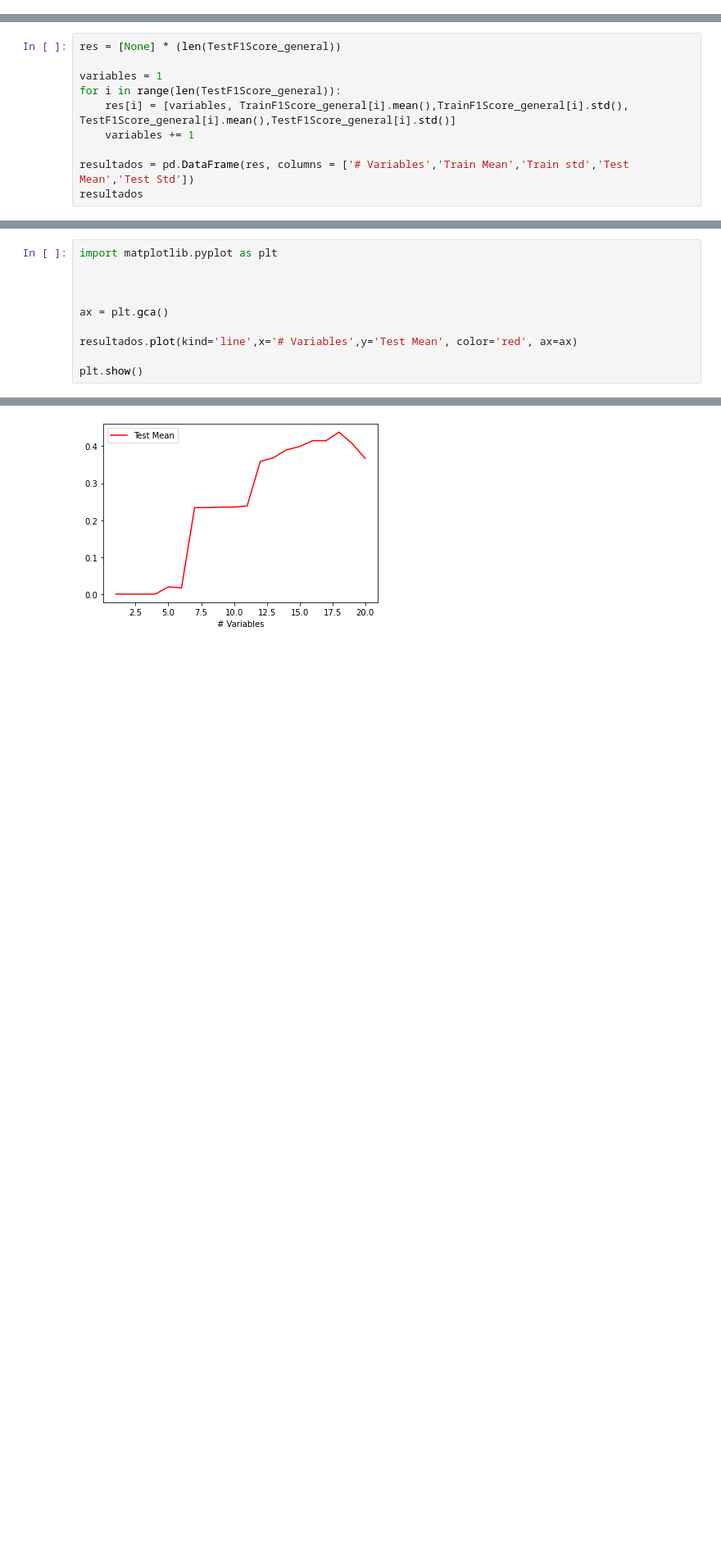
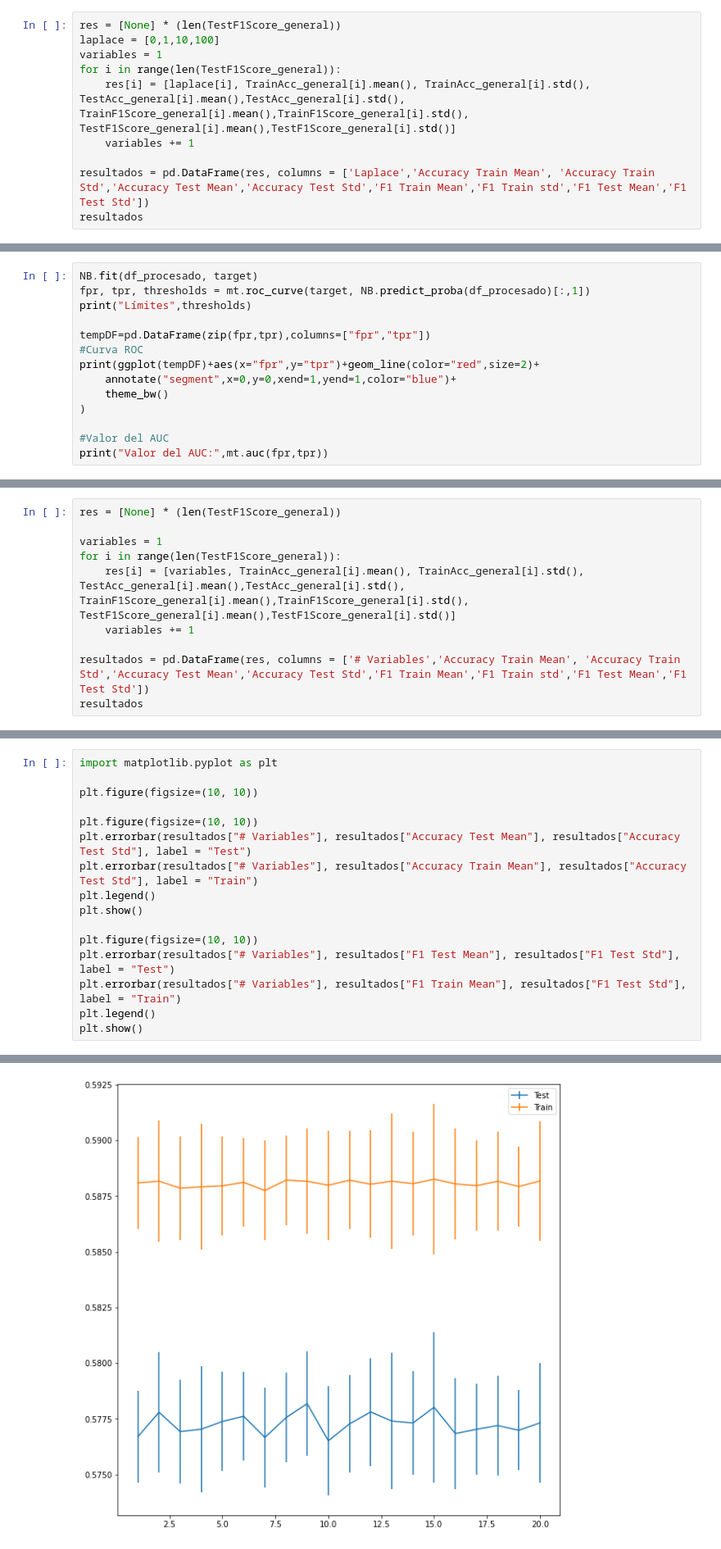
Before and after one commit to EBNoir/TICS411, a Jupyter notebook: Proyecto2/NaiveBayes.ipynb, the cells around one changed output, grey strips where cells are left out. Shown at 82% size. Cells and saved outputs as stored; diff of their text form; blank space fills up the shorter version.

```diff
--- a/Proyecto2/NaiveBayes.ipynb
+++ b/Proyecto2/NaiveBayes.ipynb
@@ -174,0 +360,10 @@ columnas
+# %%
+res = [None] * (len(TestF1Score_general))
+laplace = [0,1,10,100]
+variables = 1
+for i in range(len(TestF1Score_general)):
+    res[i] = [laplace[i], TrainAcc_general[i].mean(), TrainAcc_general[i].std(), TestAcc_general[i].mean(),TestAcc_general[i].std(), TrainF1Score_general[i].mean(),TrainF1Score_general[i].std(), TestF1Score_general[i].mean(),TestF1Score_general[i].std()]
+    variables += 1
+
+resultados = pd.DataFrame(res, columns = ['Laplace','Accuracy Train Mean', 'Accuracy Train Std','Accuracy Test Mean','Accuracy Test Std','F1 Train Mean','F1 Train std','F1 Test Mean','F1 Test Std'])
+resultados
@@ -174,0 +565,14 @@ columnas
+# %%
+NB.fit(df_procesado, target)
+fpr, tpr, thresholds = mt.roc_curve(target, NB.predict_proba(df_procesado)[:,1])
+print("Límites",thresholds)
+
+tempDF=pd.DataFrame(zip(fpr,tpr),columns=["fpr","tpr"])
+#Curva ROC
+print(ggplot(tempDF)+aes(x="fpr",y="tpr")+geom_line(color="red",size=2)+
+    annotate("segment",x=0,y=0,xend=1,yend=1,color="blue")+
+    theme_bw()
+)
+
+#Valor del AUC
+print("Valor del AUC:",mt.auc(fpr,tpr))
@@ -295,9 +740,9 @@ res = [None] * (len(TestF1Score_general))
 
 variables = 1
 for i in range(len(TestF1Score_general)):
-    res[i] = [variables, TrainF1Score_general[i].mean(),TrainF1Score_general[i].std(), TestF1Score_general[i].mean(),TestF1Score_general[i].std()]
+    res[i] = [variables, TrainAcc_general[i].mean(), TrainAcc_general[i].std(), TestAcc_general[i].mean(),TestAcc_general[i].std(), TrainF1Score_general[i].mean(),TrainF1Score_general[i].std(), TestF1Score_general[i].mean(),TestF1Score_general[i].std()]
     variables += 1
 
-resultados = pd.DataFrame(res, columns = ['# Variables','Train Mean','Train std','Test Mean','Test Std'])
+resultados = pd.DataFrame(res, columns = ['# Variables','Accuracy Train Mean', 'Accuracy Train Std','Accuracy Test Mean','Accuracy Test Std','F1 Train Mean','F1 Train std','F1 Test Mean','F1 Test Std'])
 resultados
 # %% [output]
@@ -321,11 +766,17 @@ resultados
 # %%
 import matplotlib.pyplot as plt
 
+plt.figure(figsize=(10, 10))
 
+plt.figure(figsize=(10, 10))
+plt.errorbar(resultados["# Variables"], resultados["Accuracy Test Mean"], resultados["Accuracy Test Std"], label = "Test")
+plt.errorbar(resultados["# Variables"], resultados["Accuracy Train Mean"], resultados["Accuracy Test Std"], label = "Train")
+plt.legend()
+plt.show()
 
-ax = plt.gca()
-
-resultados.plot(kind='line',x='# Variables',y='Test Mean', color='red', ax=ax)
-
+plt.figure(figsize=(10, 10))
+plt.errorbar(resultados["# Variables"], resultados["F1 Test Mean"], resultados["F1 Test Std"], label = "Test")
+plt.errorbar(resultados["# Variables"], resultados["F1 Train Mean"], resultados["F1 Test Std"], label = "Train")
+plt.legend()
 plt.show()
 # %% [output]
@@ -332 +784 @@ plt.show()
-[figure, old version]
+[figure, new version]
```
Also changed, not shown: parts of 37 cells of this notebook.
